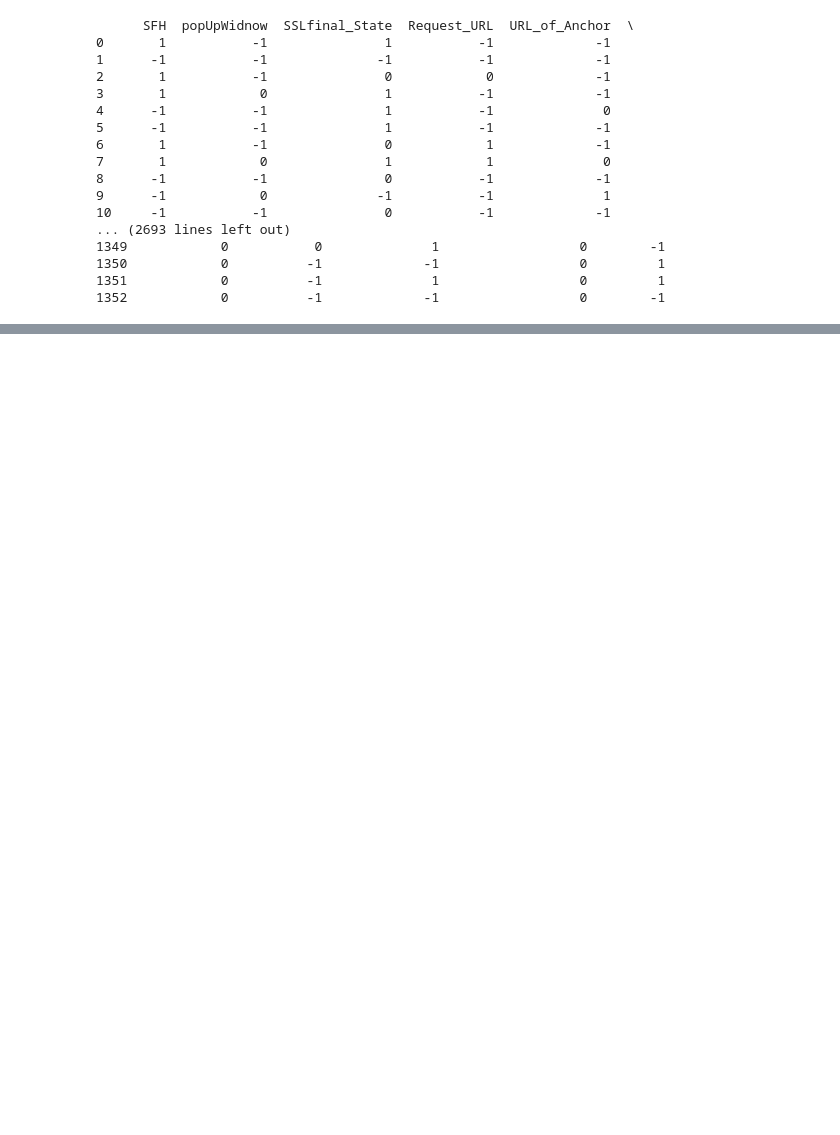
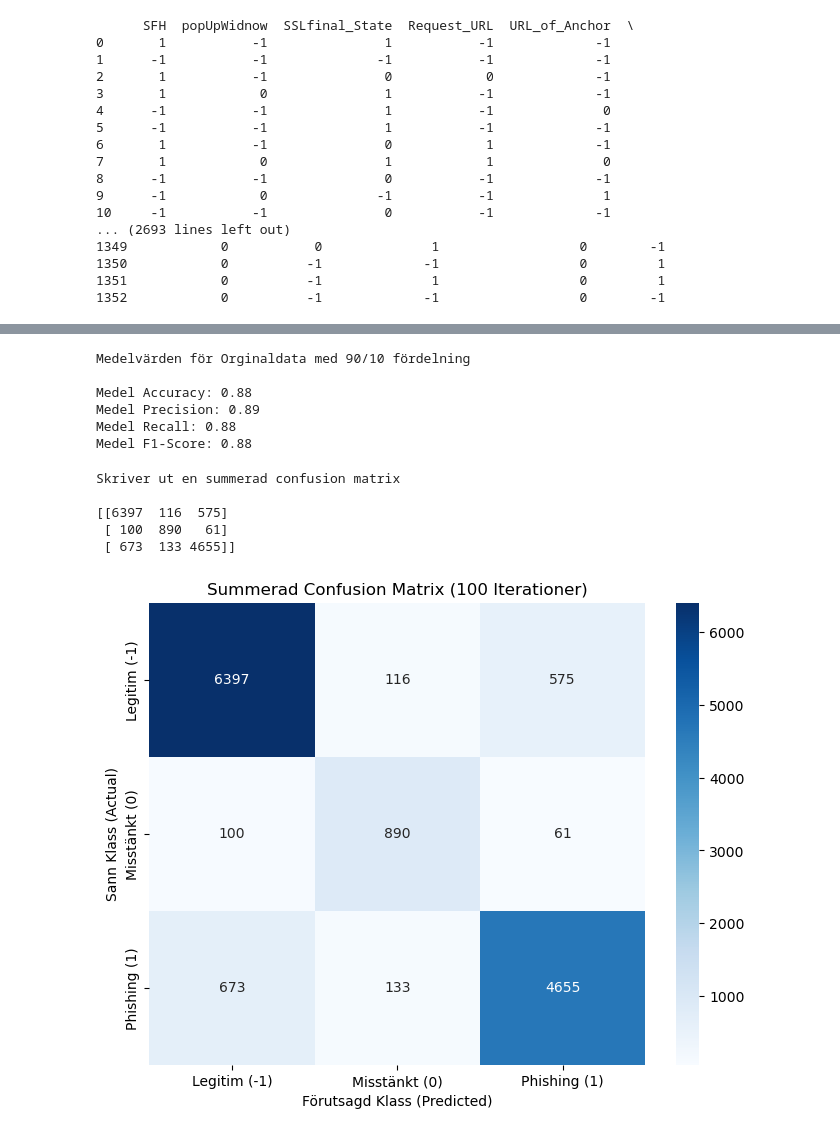
Before and after one commit to phedstroem/GIK2FB_Labb_2, a Jupyter notebook: Labb2.ipynb, the cells around one changed output, grey strips where cells are left out. Drawn from its saved outputs; the diff is of its cells as text; code cells hidden in the pictures; blank space fills up the shorter version.

Commit message:
Första iteration gjord
Kört orginaldata plus 90/10 fördelning.
presenterat confusion matrix också

```diff
--- a/Labb2.ipynb
+++ b/Labb2.ipynb
@@ -41,7 +41,3 @@ print (dataSet)
 1350            0          -1             -1                  0         1
 1351            0          -1              1                  0         1
 1352            0          -1             -1                  0        -1
-# %%
-# Konverterar datan till float för att kunna normalisera
-columnsScale = dataSet.columns
-dataSet[columnsScale] = dataSet[columnsScale].astype('float64')
@@ -131,5 +62,0 @@ yTestData shape: (406,)
-# %%
-# Vi ska nu köra en första testträning
-model = DecisionTreeClassifier(random_state=None)
-model.fit(xTrainData,yTrainData)
-predictions = model.predict(xTestData)
@@ -178,0 +63,16 @@ tree.plot_tree(model)
+# %%
+# Vi skapar listor för att spara resultaten av de 100  första körningarna. accuracy, precision, recall, och f1 score
+# Orginal med 90/10
+resultTestOne = {
+    "accuracy": [],
+    "precision": [],
+    "recall": [],
+    "f1Score": []
+    }
+
+# Behöver skapa en tom matris som vi kan lägga in resultaten i för confusion matrix.
+# Antal klasser (-1, 0, 1)
+numClasses = 3
+
+# Matris som summerar 100 iterationer
+summorizedMatrix = np.zeros((numClasses, numClasses), dtype=int)
@@ -178,0 +118,52 @@ tree.plot_tree(model)
+# %%
+# Då ska vi beräkna medelvärdena för resultaten
+meanAccuracy = np.mean(resultTestOne["accuracy"])
+meanPrecision = np.mean(resultTestOne["precision"])
+meanRecall = np.mean(resultTestOne["recall"])
+meanF1 = np.mean(resultTestOne["f1Score"])
+
+# Skriv ut och presentera
+print("Medelvärden för Orginaldata med 90/10 fördelning")
+print()
+print(f"Medel Accuracy: {meanAccuracy:.2f}")
+print(f"Medel Precision: {meanPrecision:.2f}")
+print(f"Medel Recall: {meanRecall:.2f}")
+print(f"Medel F1-Score: {meanF1:.2f}")
+# %% [output]
+Medelvärden för Orginaldata med 90/10 fördelning
+
+Medel Accuracy: 0.88
+Medel Precision: 0.89
+Medel Recall: 0.88
+Medel F1-Score: 0.88
+# %%
+print("Skriver ut en summerad confusion matrix")
+print()
+print(summorizedMatrix)
+# %% [output]
+Skriver ut en summerad confusion matrix
+
+[[6397  116  575]
+ [ 100  890   61]
+ [ 673  133 4655]]
+# %%
+# Presentera cm lite snyggare.
+
+# Klassnamnen
+classNames = ['Legitim (-1)', 'Misstänkt (0)', 'Phishing (1)' ]
+
+# Gör figuren och axlarna
+plt.figure(figsize=(8, 6))
+
+# Gör en heatmap
+sns.heatmap(summorizedMatrix, annot=True, fmt="d", cmap="Blues",
+            xticklabels=classNames, yticklabels=classNames)
+
+# Lägger till etiketter och titel
+plt.title('Summerad Confusion Matrix (100 Iterationer)')
+plt.ylabel('Sann Klass (Actual)')
+plt.xlabel('Förutsagd Klass (Predicted)')
+
+plt.show()
+# %% [output]
+[figure, added]
```
Also changed, not shown: parts of 11 cells of this notebook.
